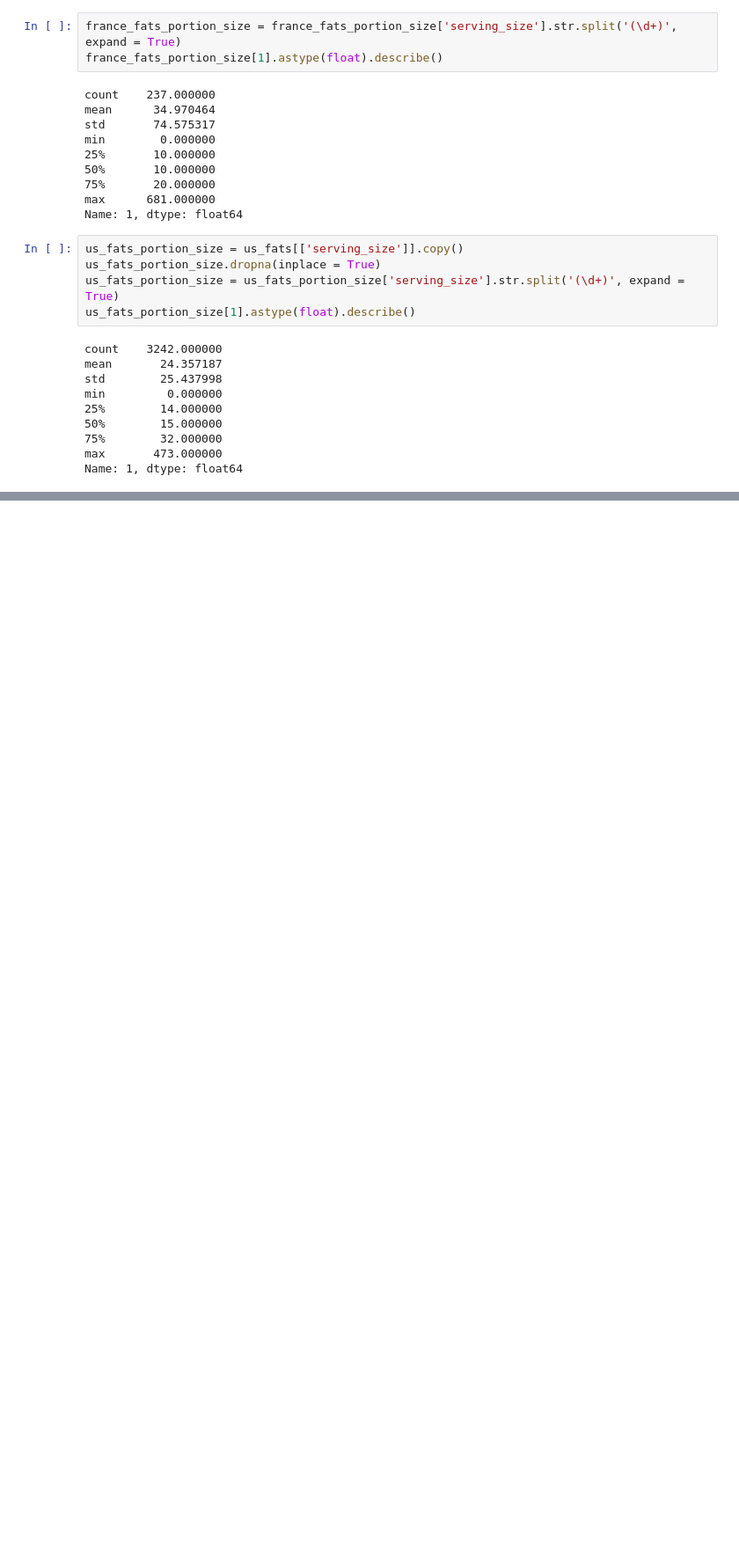
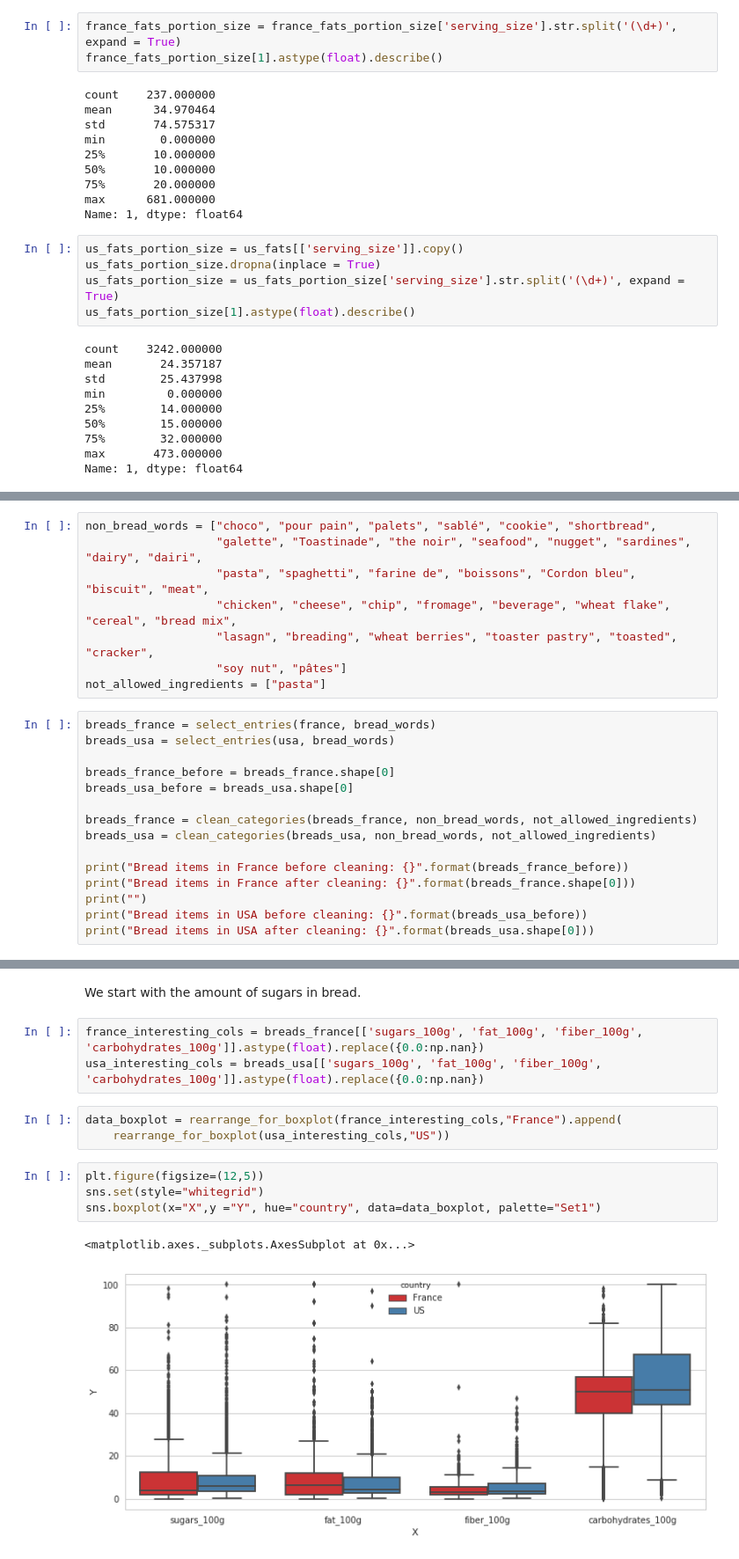
Before and after one commit to emmwel/ADAeda, a Jupyter notebook: Project/data_exploration.ipynb, the cells around one changed output, grey strips where cells are left out. Shown at 88% size. Drawn from its saved outputs; the diff is of its cells as text; blank space fills up the shorter version.

Commit message:
add bread category to data exploration

```diff
--- a/Project/data_exploration.ipynb
+++ b/Project/data_exploration.ipynb
@@ -699,0 +715,23 @@ Name: 1, dtype: float64
+# %%
+non_bread_words = ["choco", "pour pain", "palets", "sablé", "cookie", "shortbread",
+                   "galette", "Toastinade", "the noir", "seafood", "nugget", "sardines", "dairy", "dairi",
+                   "pasta", "spaghetti", "farine de", "boissons", "Cordon bleu", "biscuit", "meat",
+                   "chicken", "cheese", "chip", "fromage", "beverage", "wheat flake", "cereal", "bread mix",
+                   "lasagn", "breading", "wheat berries", "toaster pastry", "toasted", "cracker",
+                   "soy nut", "pâtes"]
+not_allowed_ingredients = ["pasta"]
+# %%
+breads_france = select_entries(france, bread_words)
+breads_usa = select_entries(usa, bread_words)
+
+breads_france_before = breads_france.shape[0]
+breads_usa_before = breads_usa.shape[0]
+
+breads_france = clean_categories(breads_france, non_bread_words, not_allowed_ingredients)
+breads_usa = clean_categories(breads_usa, non_bread_words, not_allowed_ingredients)
+
+print("Bread items in France before cleaning: {}".format(breads_france_before))
+print("Bread items in France after cleaning: {}".format(breads_france.shape[0]))
+print("")
+print("Bread items in USA before cleaning: {}".format(breads_usa_before))
+print("Bread items in USA after cleaning: {}".format(breads_usa.shape[0]))
@@ -699,0 +748,15 @@ Name: 1, dtype: float64
+# %% [markdown]
+We start with the amount of sugars in bread.
+# %%
+france_interesting_cols = breads_france[['sugars_100g', 'fat_100g', 'fiber_100g', 'carbohydrates_100g']].astype(float).replace({0.0:np.nan})
+usa_interesting_cols = breads_usa[['sugars_100g', 'fat_100g', 'fiber_100g', 'carbohydrates_100g']].astype(float).replace({0.0:np.nan})
+# %%
+data_boxplot = rearrange_for_boxplot(france_interesting_cols,"France").append(
+    rearrange_for_boxplot(usa_interesting_cols,"US"))
+# %%
+plt.figure(figsize=(12,5))
+sns.set(style="whitegrid")
+sns.boxplot(x="X",y ="Y", hue="country", data=data_boxplot, palette="Set1")
+# %% [output]
+<matplotlib.axes._subplots.AxesSubplot at 0x...>
+[figure, added]
```
Also changed, not shown: parts of 15 cells of this notebook, 3 other files.
